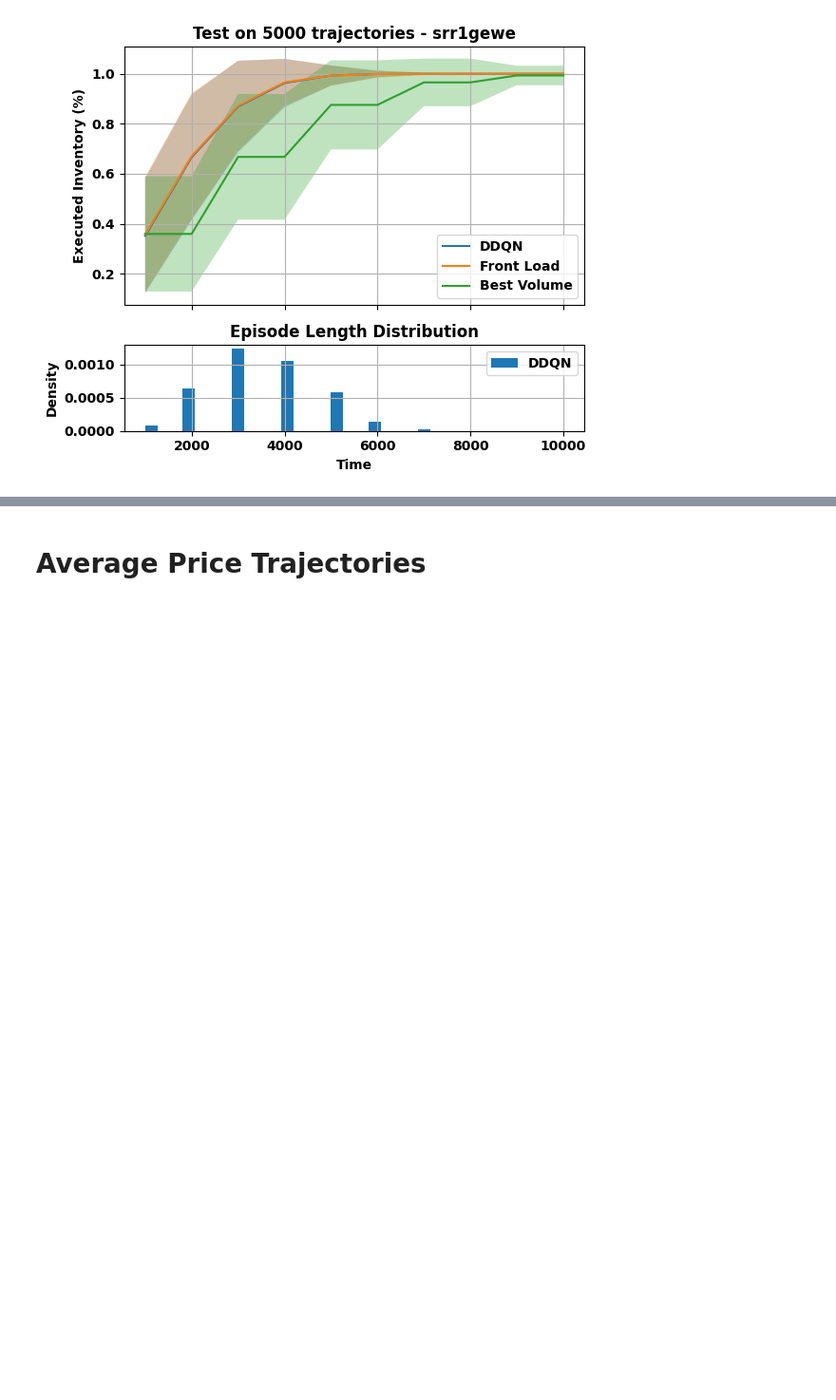
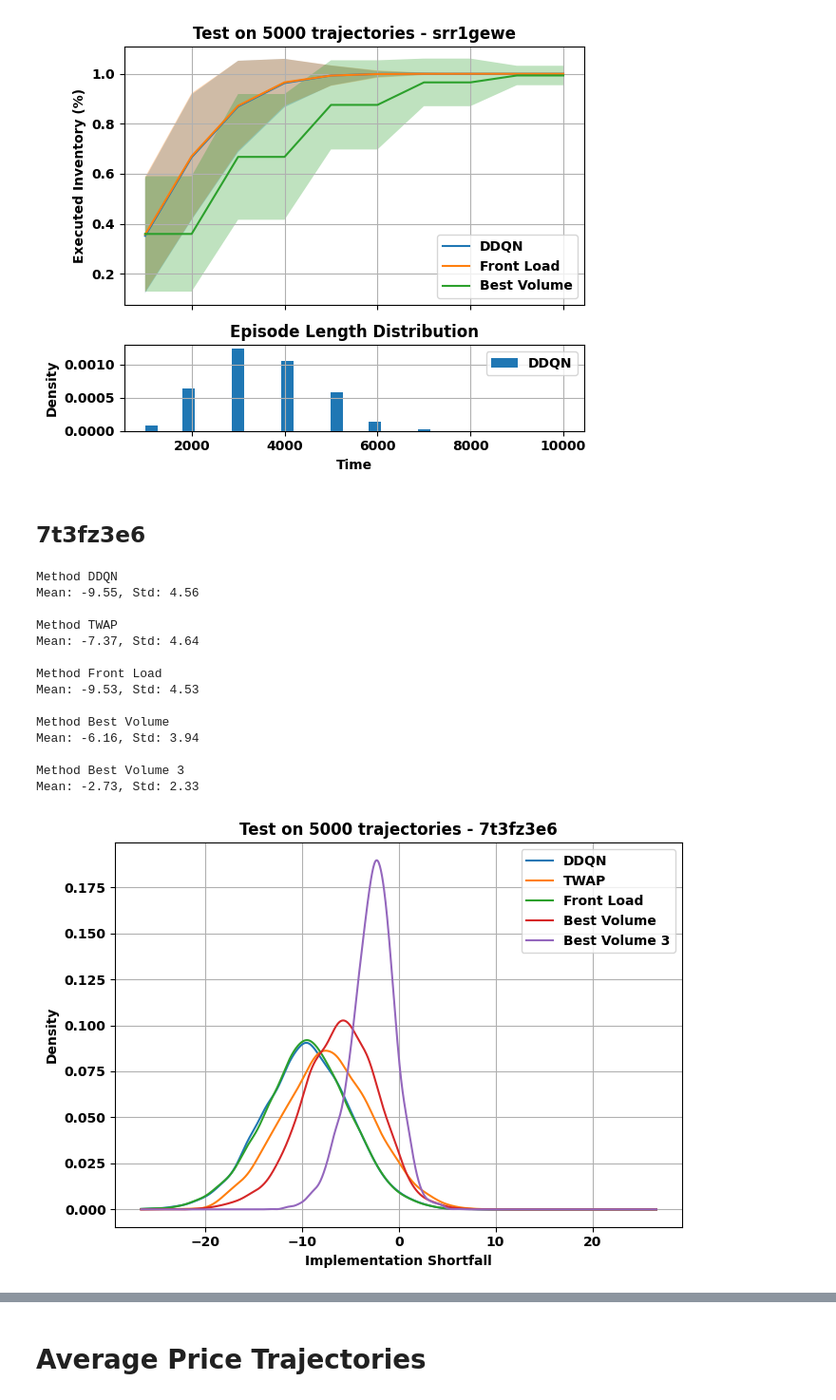
Before and after one commit to TomasEspana/qrm_optimal_execution, a Jupyter notebook: main.ipynb, the cells around one changed output, grey strips where cells are left out. Shown at 95% size. Cells and saved outputs as stored; diff of their text form; code cells hidden in the pictures; blank space fills up the shorter version.

Commit message:
tests

```diff
--- a/main.ipynb
+++ b/main.ipynb
@@ -272,3 +272,30 @@ title = f'Test on {nb_episodes} trajectories - {run_id}'
 plot_inventory(initial_inventory, nb_episodes, trader_times, run_names, run_labels, pdf_name, title)
 # %% [output]
 [figure]
+# %% [markdown]
+## 7t3fz3e6
+# %%
+nb_episodes = 5000
+run_id = '7t3fz3e6'
+types = ['ddqn', 'twap', 'front_load', 'best_volume', 'best_volume_3']
+run_names = [f'{type}_{run_id}' for type in types]
+run_labels = ['DDQN', 'TWAP', 'Front Load', 'Best Volume', 'Best Volume 3']
+pdf_name = 's_11_ddqns'
+title = f'Test on {nb_episodes} trajectories - {run_id}'
+plot_is(run_names, run_labels, pdf_name, title)
+# %% [output]
+Method DDQN
+Mean: -9.55, Std: 4.56
+
+Method TWAP
+Mean: -7.37, Std: 4.64
+
+Method Front Load
+Mean: -9.53, Std: 4.53
+
+Method Best Volume
+Mean: -6.16, Std: 3.94
+
+Method Best Volume 3
+Mean: -2.73, Std: 2.33
+[figure, added]
```
Also changed, not shown: parts of 61 cells of this notebook, 3 other files.
